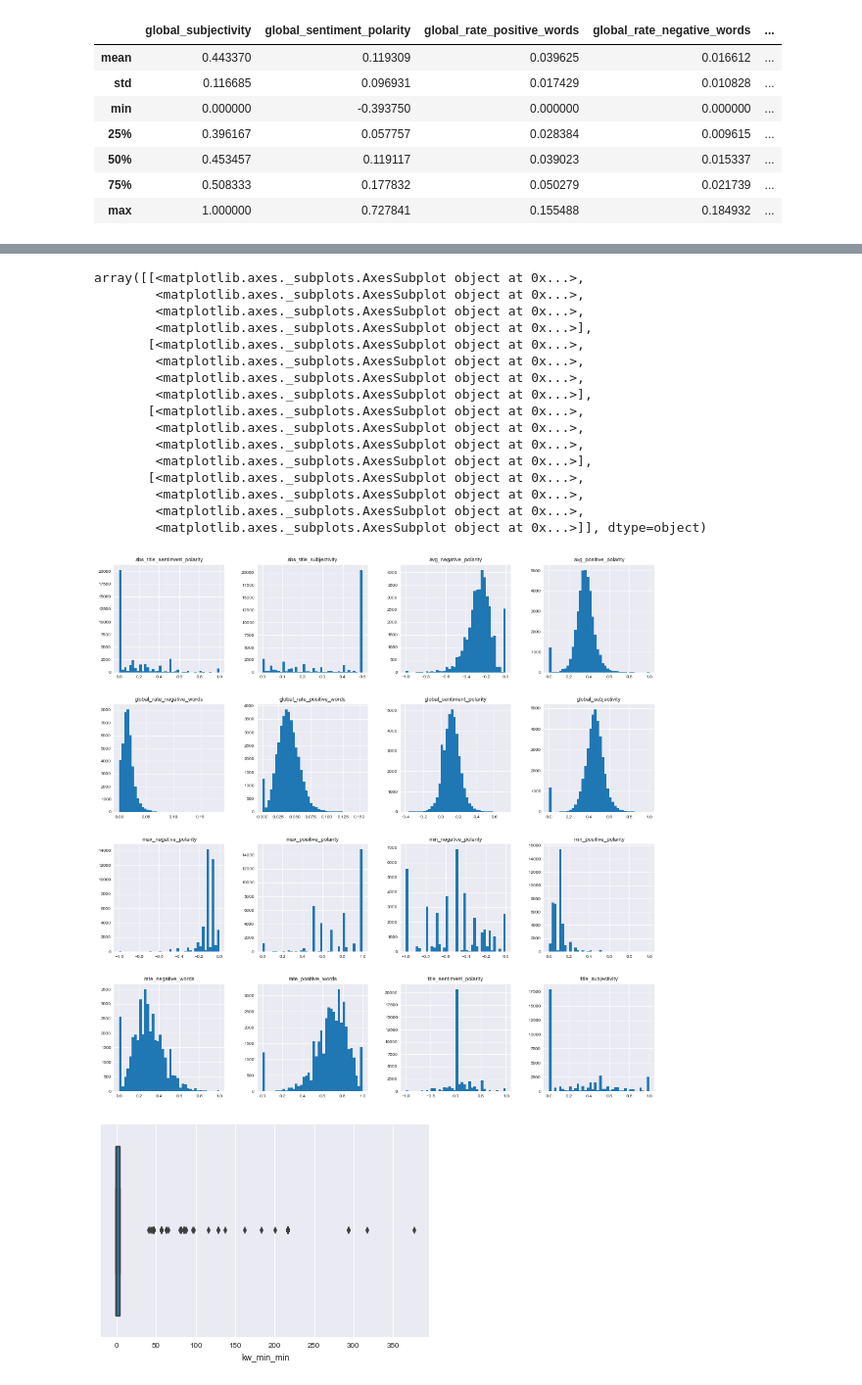
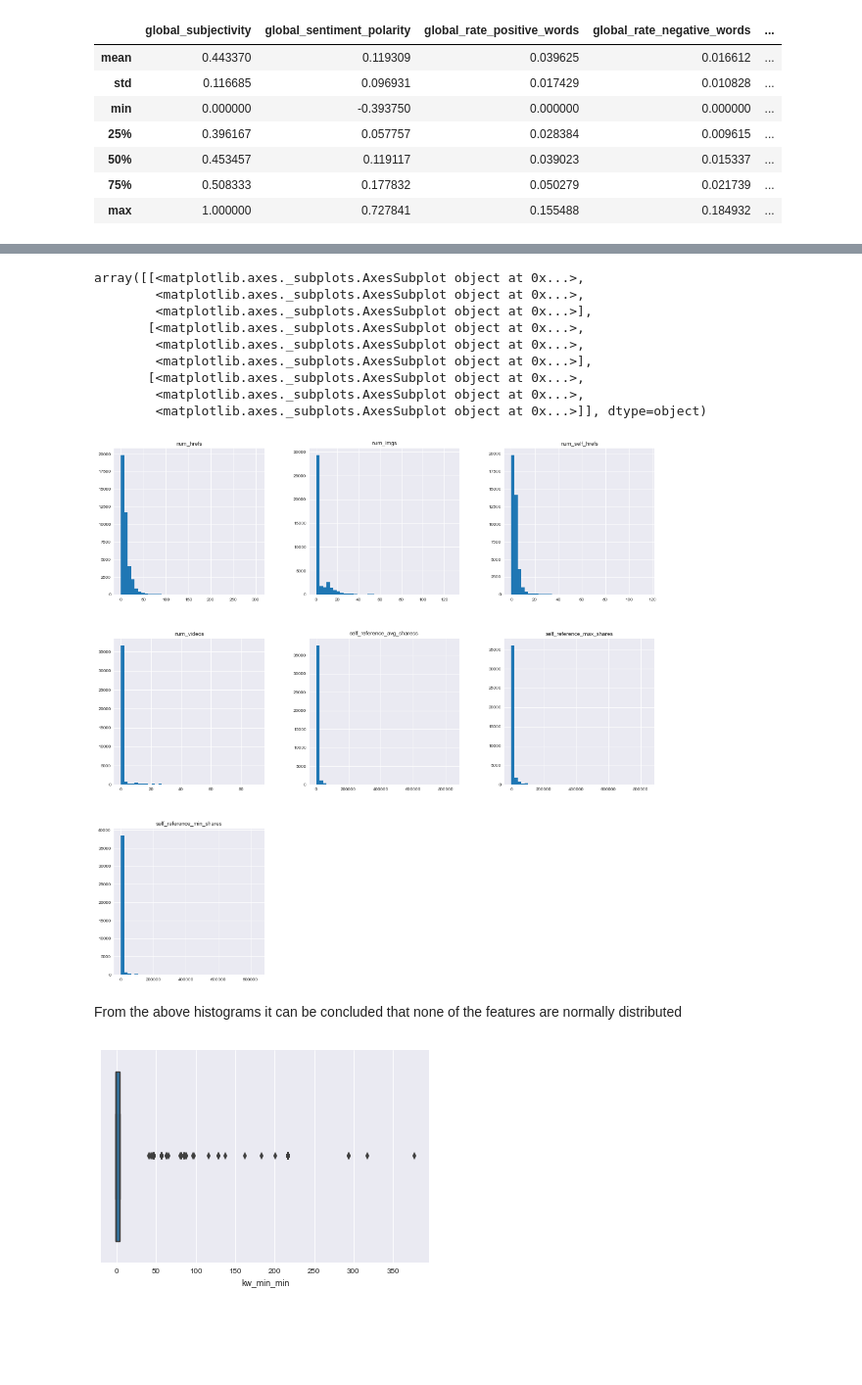
Before and after one commit to SheenaDub/DataHunters, a Jupyter notebook: Data_quality_report_plan.ipynb, the cells around one changed output, grey strips where cells are left out. Shown at 98% size. Cells and saved outputs as stored; diff of their text form; code cells hidden in the pictures; blank space fills up the shorter version.

```diff
--- a/Data_quality_report_plan.ipynb
+++ b/Data_quality_report_plan.ipynb
@@ -220,28 +445,21 @@ df_links.describe()
 | 50% | 8.000000 | 3.000000 | 1.000000 | 0.000000 | 1200.000000 | 2800.000000 | ... |
 | 75% | 14.000000 | 4.000000 | 4.000000 | 1.000000 | 2600.000000 | 8000.000000 | ... |
 | max | 304.000000 | 116.000000 | 128.000000 | 91.000000 | 843300.000000 | 843300.000000 | ... |
-# %%
-# a sample selection of histograms (the nlp feature group), but might create more.
-# add basic observations
-df_nlp.hist(figsize=(17,17), bins=40)
-# %% [output]
-array([[<matplotlib.axes._subplots.AxesSubplot object at 0x...>,
-        <matplotlib.axes._subplots.AxesSubplot object at 0x...>,
-        <matplotlib.axes._subplots.AxesSubplot object at 0x...>,
-        <matplotlib.axes._subplots.AxesSubplot object at 0x...>],
-       [<matplotlib.axes._subplots.AxesSubplot object at 0x...>,
-        <matplotlib.axes._subplots.AxesSubplot object at 0x...>,
-        <matplotlib.axes._subplots.AxesSubplot object at 0x...>,
-        <matplotlib.axes._subplots.AxesSubplot object at 0x...>],
-       [<matplotlib.axes._subplots.AxesSubplot object at 0x...>,
-        <matplotlib.axes._subplots.AxesSubplot object at 0x...>,
-        <matplotlib.axes._subplots.AxesSubplot object at 0x...>,
-        <matplotlib.axes._subplots.AxesSubplot object at 0x...>],
-       [<matplotlib.axes._subplots.AxesSubplot object at 0x...>,
-        <matplotlib.axes._subplots.AxesSubplot object at 0x...>,
-        <matplotlib.axes._subplots.AxesSubplot object at 0x...>,
-        <matplotlib.axes._subplots.AxesSubplot object at 0x...>]], dtype=object)
-[figure, removed]
+# %%
+df_links.hist(figsize=(17,17), bins=40)
+# %% [output]
+array([[<matplotlib.axes._subplots.AxesSubplot object at 0x...>,
+        <matplotlib.axes._subplots.AxesSubplot object at 0x...>,
+        <matplotlib.axes._subplots.AxesSubplot object at 0x...>],
+       [<matplotlib.axes._subplots.AxesSubplot object at 0x...>,
+        <matplotlib.axes._subplots.AxesSubplot object at 0x...>,
+        <matplotlib.axes._subplots.AxesSubplot object at 0x...>],
+       [<matplotlib.axes._subplots.AxesSubplot object at 0x...>,
+        <matplotlib.axes._subplots.AxesSubplot object at 0x...>,
+        <matplotlib.axes._subplots.AxesSubplot object at 0x...>]], dtype=object)
+[figure, added]
+# %% [markdown]
+From the above histograms it can be concluded that none of the features are normally distributed
 # %%
 # use PdfPages to compile a pdf file of box plots. we can repeat this for any other group of features
 # if necessary
```
Also changed, not shown: parts of 53 cells of this notebook.
